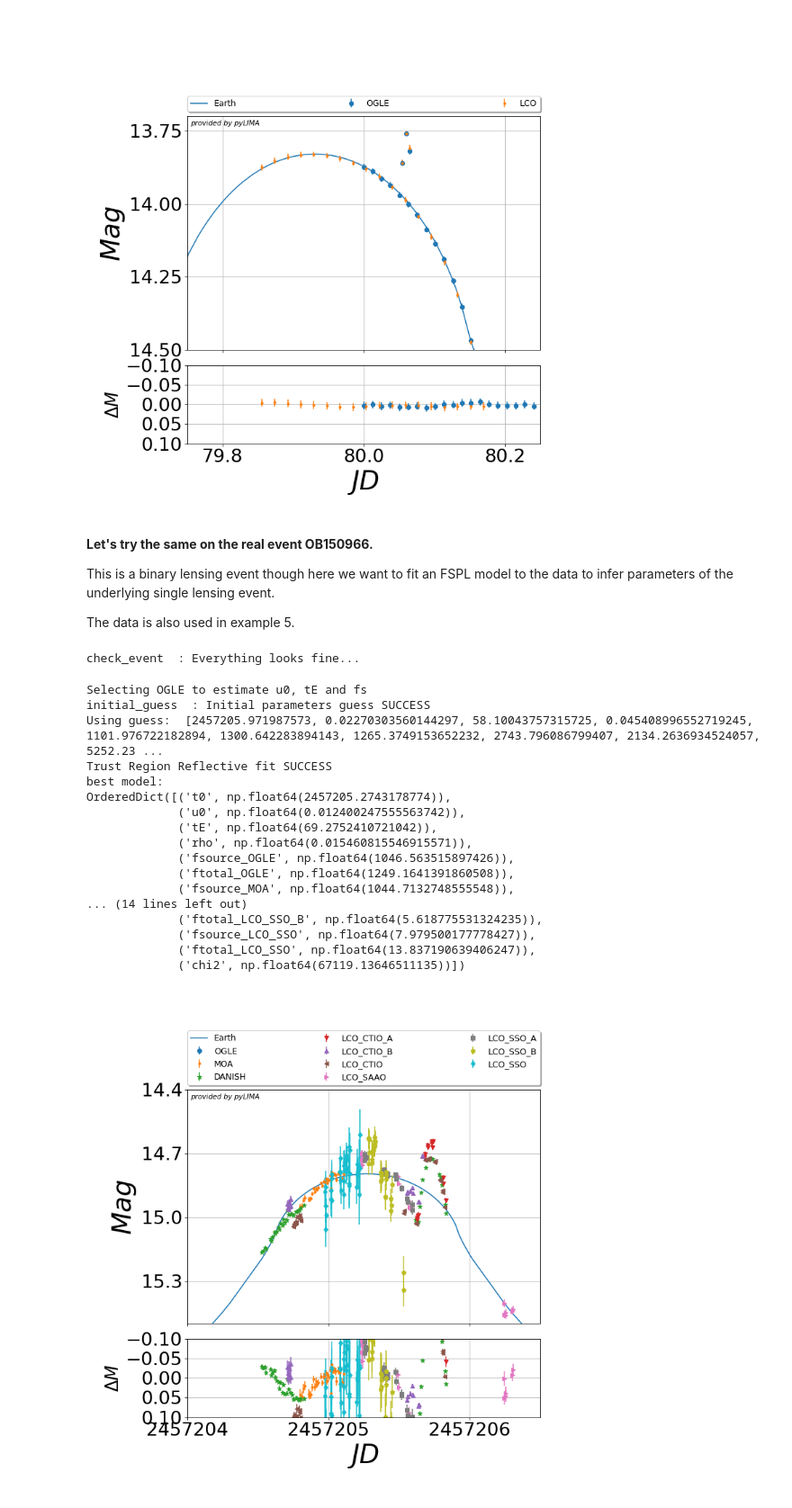
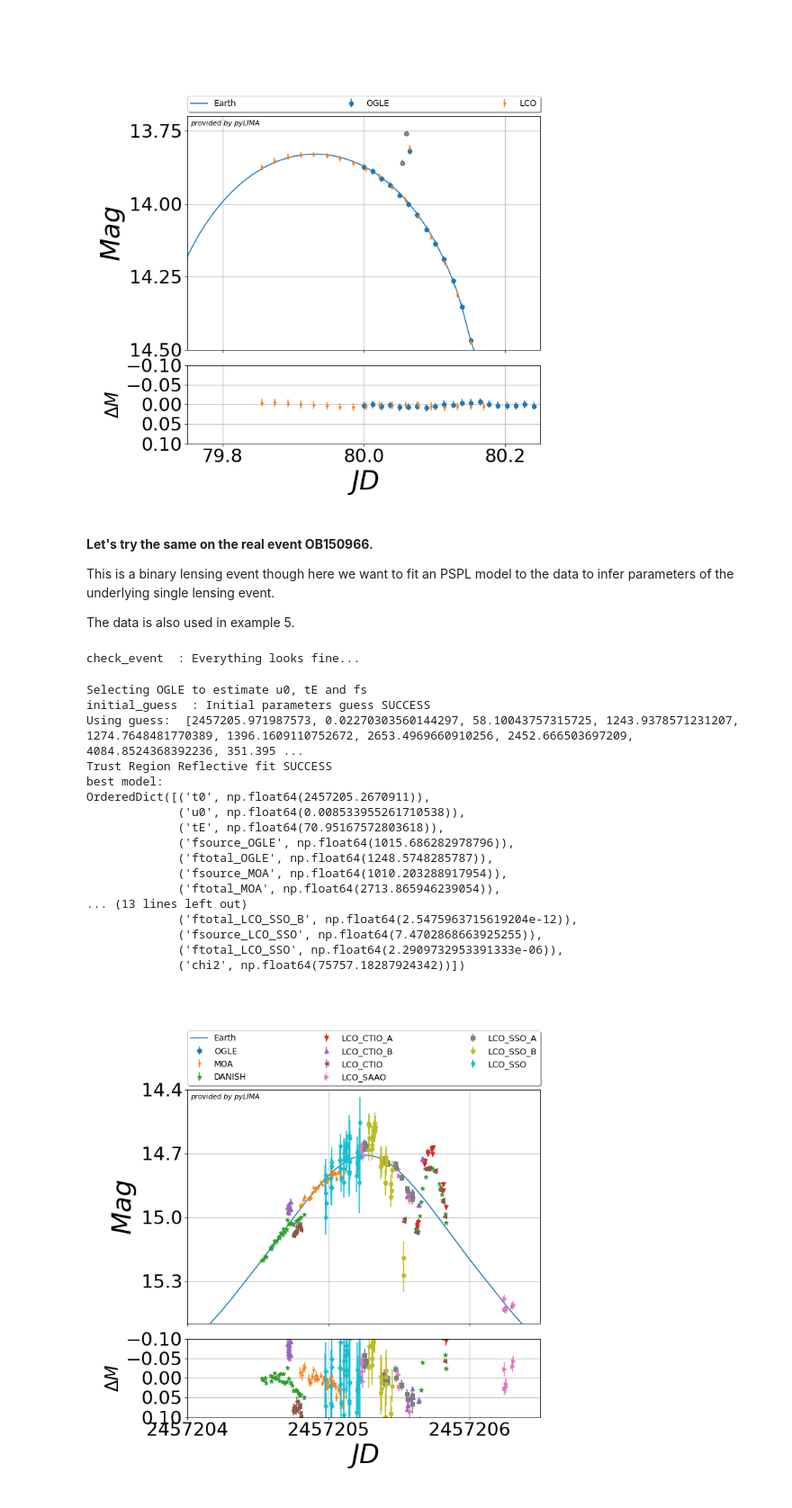
Before and after one commit to jakobdammann/pyLIMA-docs-revisit, a Jupyter notebook: examples/pyLIMA_example_robust_loss.ipynb, the cells around one changed output. Shown at 90% size. Saved outputs shown, nothing was run; the diff lists cells and outputs as text; code cells hidden in the pictures.

Commit message:
changed model from fspl to pspl in real event example for robust loss

```diff
--- a/examples/pyLIMA_example_robust_loss.ipynb
+++ b/examples/pyLIMA_example_robust_loss.ipynb
@@ -170,7 +170,7 @@ plt.show()
 # %% [markdown]
 **Let's try the same on the real event OB150966.**
 
-This is a binary lensing event though here we want to fit an FSPL model to the data to infer parameters of the underlying single lensing event.
+This is a binary lensing event though here we want to fit an PSPL model to the data to infer parameters of the underlying single lensing event.
 
 The data is also used in example 5.
 # %%
@@ -275,37 +275,37 @@ your_event.check_event()
 # %% [output]
 check_event  : Everything looks fine...
 # %%
-fspl = FSPL_model.FSPLmodel(your_event)
+pspl = PSPL_model.PSPLmodel(your_event)
 
 ### Define the fit.
-my_fit_chi2 = TRF_fit.TRFfit(fspl, loss_function='chi2')
+my_fit_chi2 = TRF_fit.TRFfit(pspl, loss_function='chi2')
 
 ### Execute the fitting algorithm.
 my_fit_chi2.fit()
 
 ### Create a plot from lightcurve and best model.
-fig_chi2, _ = pyLIMA_plots.plot_lightcurves(fspl, my_fit_chi2.fit_results['best_model'])
+fig_chi2, _ = pyLIMA_plots.plot_lightcurves(pspl, my_fit_chi2.fit_results['best_model'])
 ### Set the window so the outliers are visible.
 fig_chi2.axes[0].set_xlim(2457204.0, 2457206.5)
 fig_chi2.axes[0].set_ylim(15.50, 14.40)
 plt.show()
 # %% [output]
 Selecting OGLE to estimate u0, tE and fs
 initial_guess  : Initial parameters guess SUCCESS
-Using guess:  [2457205.971987573, 0.02270303560144297, 58.10043757315725, 0.045408996552719245, 1101.976722182894, 1300.642283894143, 1265.3749153652232, 2743.796086799407, 2134.2636934524057, 5252.23 ...
+Using guess:  [2457205.971987573, 0.02270303560144297, 58.10043757315725, 1243.9378571231207, 1274.7648481770389, 1396.1609110752672, 2653.4969660910256, 2452.666503697209, 4084.8524368392236, 351.395 ...
 Trust Region Reflective fit SUCCESS
 best model:
-OrderedDict([('t0', np.float64(2457205.2743178774)),
-             ('u0', np.float64(0.012400247555563742)),
-             ('tE', np.float64(69.2752410721042)),
-             ('rho', np.float64(0.015460815546915571)),
-             ('fsource_OGLE', np.float64(1046.563515897426)),
-             ('ftotal_OGLE', np.float64(1249.1641391860508)),
-             ('fsource_MOA', np.float64(1044.7132748555548)),
-... (14 lines left out)
-             ('ftotal_LCO_SSO_B', np.float64(5.618775531324235)),
-             ('fsource_LCO_SSO', np.float64(7.979500177778427)),
-             ('ftotal_LCO_SSO', np.float64(13.837190639406247)),
-             ('chi2', np.float64(67119.13646511135))])
+OrderedDict([('t0', np.float64(2457205.2670911)),
+             ('u0', np.float64(0.008533955261710538)),
+             ('tE', np.float64(70.95167572803618)),
+             ('fsource_OGLE', np.float64(1015.686282978796)),
+             ('ftotal_OGLE', np.float64(1248.5748285787)),
+             ('fsource_MOA', np.float64(1010.203288917954)),
+             ('ftotal_MOA', np.float64(2713.865946239054)),
+... (13 lines left out)
+             ('ftotal_LCO_SSO_B', np.float64(2.5475963715619204e-12)),
+             ('fsource_LCO_SSO', np.float64(7.4702868663925255)),
+             ('ftotal_LCO_SSO', np.float64(2.2909732953391333e-06)),
+             ('chi2', np.float64(75757.18287924342))])
-[figure, old version]
+[figure, new version]
 # %%
```
Also changed, not shown: parts of 4 cells of this notebook.
